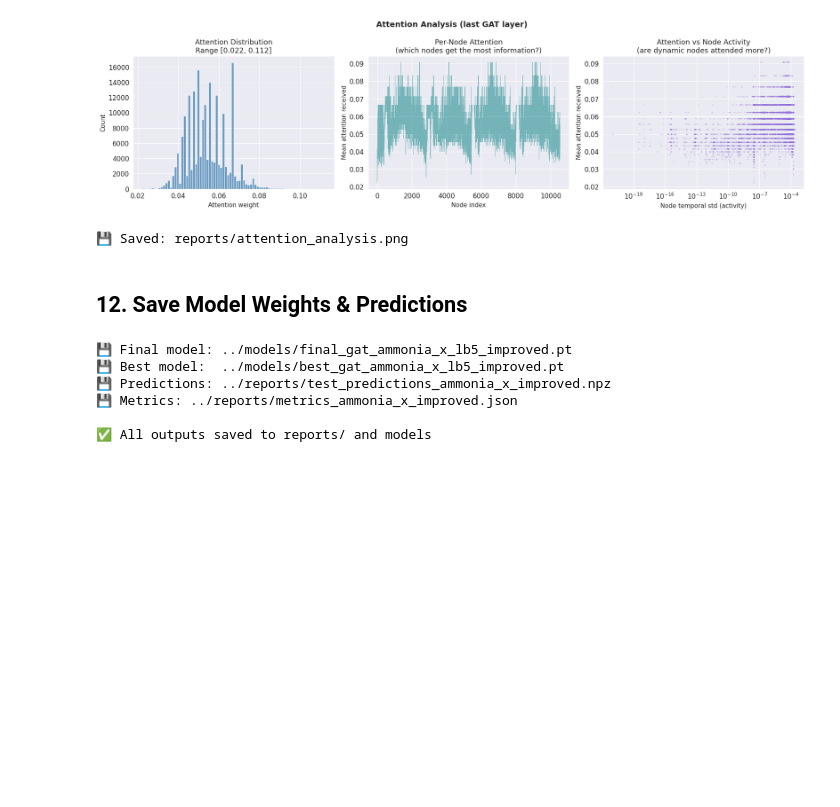
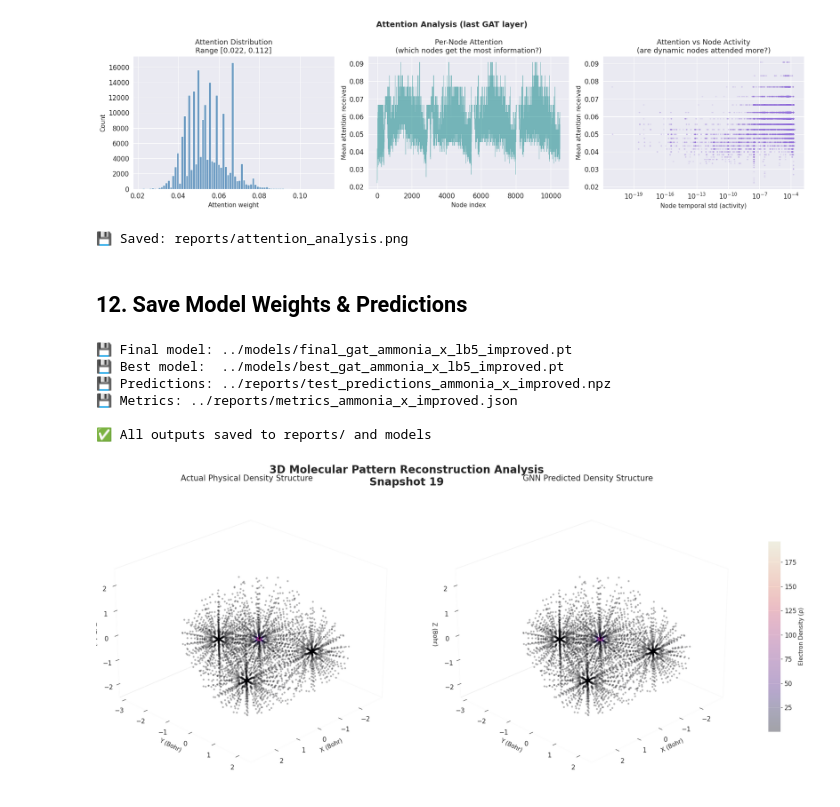
Before and after one commit to Sarthak-GS/Predicting-Electron-Interactions-as-Evolving-Graphs, a Jupyter notebook: notebooks/gnn_work_improved.ipynb, the cells around one changed output. Cells and saved outputs as stored; diff of their text form; code cells hidden in the pictures; blank space fills up the shorter version.

Commit message:
visualization

```diff
--- a/notebooks/gnn_work_improved.ipynb
+++ b/notebooks/gnn_work_improved.ipynb
@@ -749,3 +749,11 @@ print("💾 Saved: reports/training_curves.png")
 3. Report metrics on **all nodes** AND **active nodes only**
 
 This notebook intentionally reports **model-only metrics** with no reference-model comparison.
+# %%
+best_path = str(MODEL_DIR / f"best_gat_{DATASET_NAME}_lb{LOOKBACK}_improved.pt")
+
+# Define missing environment flags
+device = torch.device('cuda' if torch.cuda.is_available() else 'cpu')
+use_amp = torch.cuda.is_available()
+
+print(f"Device: {device} | AMP: {use_amp}")
@@ -1130,3 +1142,63 @@ print("\n✅ All outputs saved to reports/ and models")
 💾 Metrics: ../reports/metrics_ammonia_x_improved.json
 
 ✅ All outputs saved to reports/ and models
+# %%
+import numpy as np
+import matplotlib.pyplot as plt
+from mpl_toolkits.mplot3d import Axes3D
+
+# 1. Selection & Thresholding
+sample_idx = 19  # First test snapshot
+N = NUM_NODES
+true_data = true_orig[sample_idx*N : (sample_idx+1)*N]
+pred_data = pred_orig[sample_idx*N : (sample_idx+1)*N]
+
+# Filter out the vacuum (only show points with meaningful density)
+# Adjust this threshold if the molecule looks too 'thin' or too 'bloated'
+threshold = 0.02
+mask_true = true_data > threshold
+mask_pred = pred_data > threshold
+
+# 2. Setup the Plot
+fig = plt.figure(figsize=(22, 10))
+fig.suptitle(f"3D Molecular Pattern Reconstruction Analysis\nSnapshot {sample_idx}",
+             fontsize=20, fontweight='bold', y=0.95)
+
+# Panel 1: True Physical Structure
+ax1 = fig.add_subplot(121, projection='3d')
+sc1 = ax1.scatter(grid_coords[mask_true, 0], grid_coords[mask_true, 1], grid_coords[mask_true, 2],
+                  c=true_data[mask_true],
+                  cmap='magma',     # High-contrast color map
+                  s=12,             # Size of points
+                  alpha=0.3,        # Base transparency
+                  edgecolors='none')
+ax1.set_title("Actual Physical Density Structure", fontsize=15, pad=20)
+ax1.set_xlabel('X (Bohr)'); ax1.set_ylabel('Y (Bohr)'); ax1.set_zlabel('Z (Bohr)')
+
+# Panel 2: GNN Predicted Structure
+ax2 = fig.add_subplot(122, projection='3d')
+sc2 = ax2.scatter(grid_coords[mask_pred, 0], grid_coords[mask_pred, 1], grid_coords[mask_pred, 2],
+                  c=pred_data[mask_pred],
+                  cmap='magma',
+                  s=12,
+                  alpha=0.3,
+                  edgecolors='none')
+ax2.set_title("GNN Predicted Density Structure", fontsize=15, pad=20)
+ax2.set_xlabel('X (Bohr)'); ax2.set_ylabel('Y (Bohr)'); ax2.set_zlabel('Z (Bohr)')
+
+# 3. Aesthetics & Viewing Angle
+for ax in [ax1, ax2]:
+    ax.set_facecolor('white')
+    # Set a professional viewing angle to see the pyramidal shape of Ammonia
+    ax.view_init(elev=25, azim=45)
+    # Remove pane background for a cleaner look
+    ax.xaxis.pane.fill = False; ax.yaxis.pane.fill = False; ax.zaxis.pane.fill = False
+
+# Add colorbar
+cbar_ax = fig.add_axes([0.93, 0.25, 0.015, 0.5])
+fig.colorbar(sc1, cax=cbar_ax, label='Electron Density (ρ)')
+
+plt.subplots_adjust(wspace=0.1)
+plt.show()
+# %% [output]
+[figure, added]
```
Also changed, not shown: parts of 4 cells of this notebook, 2 other files.
